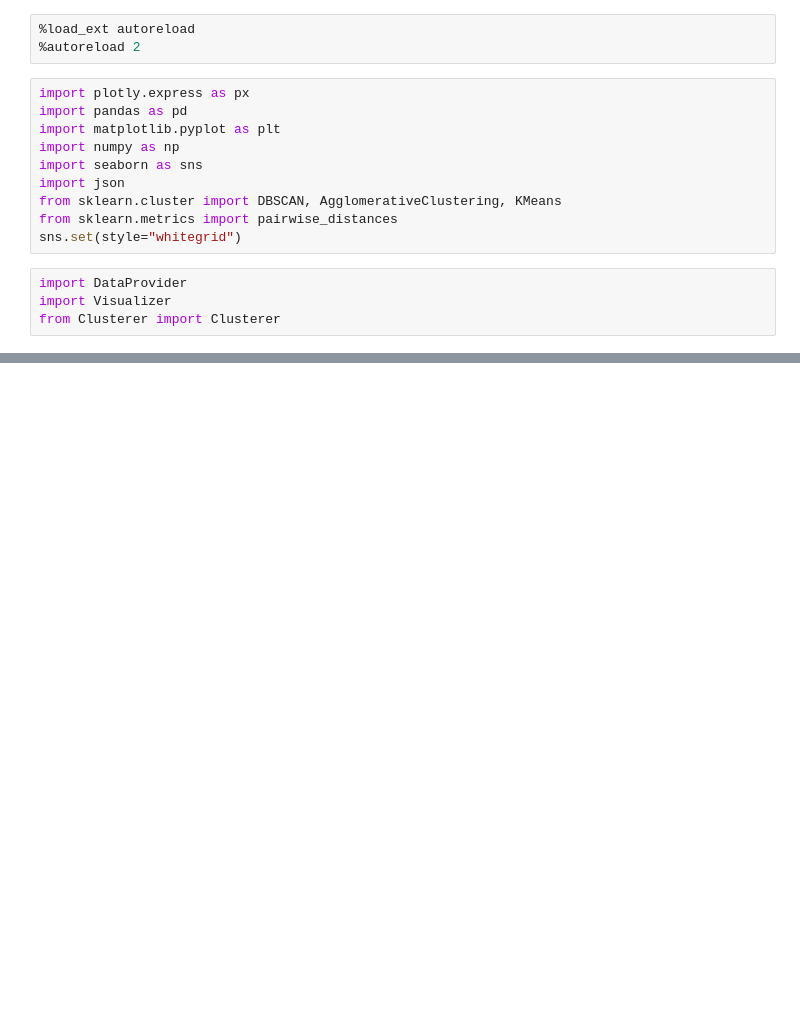
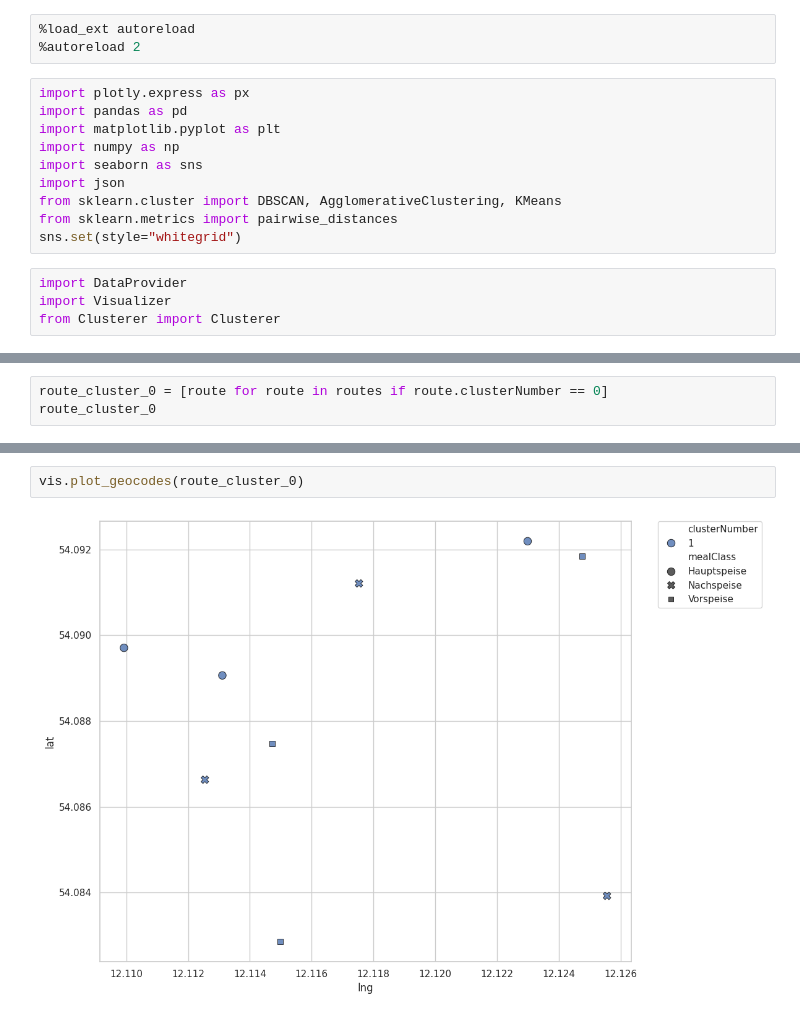
Before and after one commit to Clemens85/runningdinner-functions, a Jupyter notebook: packages/optimization/playground.ipynb, the cells around one changed output, grey strips where cells are left out. Cells and saved outputs as stored; diff of their text form; blank space fills up the shorter version.

```diff
--- a/packages/optimization/playground.ipynb
+++ b/packages/optimization/playground.ipynb
@@ -84,0 +72,3 @@ vis.plot_distance_threshold()
+# %%
+route_cluster_0 = [route for route in routes if route.clusterNumber == 0]
+route_cluster_0
@@ -84,0 +107,4 @@ vis.plot_distance_threshold()
+# %%
+vis.plot_geocodes(route_cluster_0)
+# %% [output]
+[figure, added]
```
Also changed, not shown: parts of 7 cells of this notebook, 8 other files.
